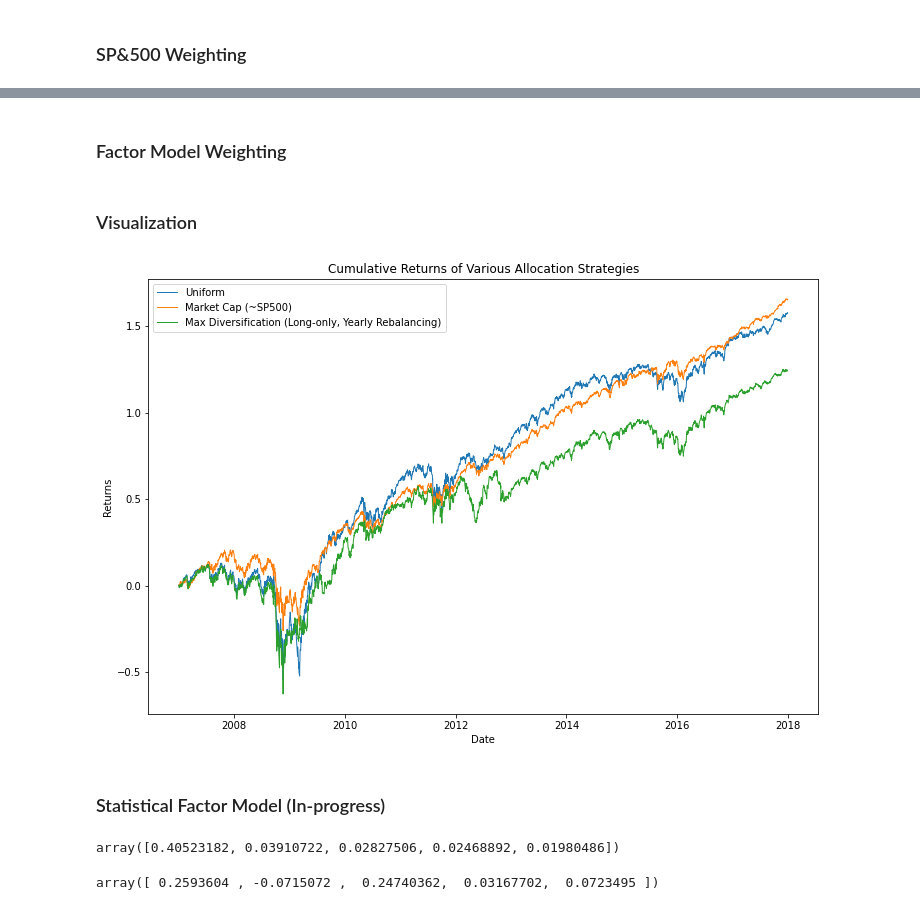
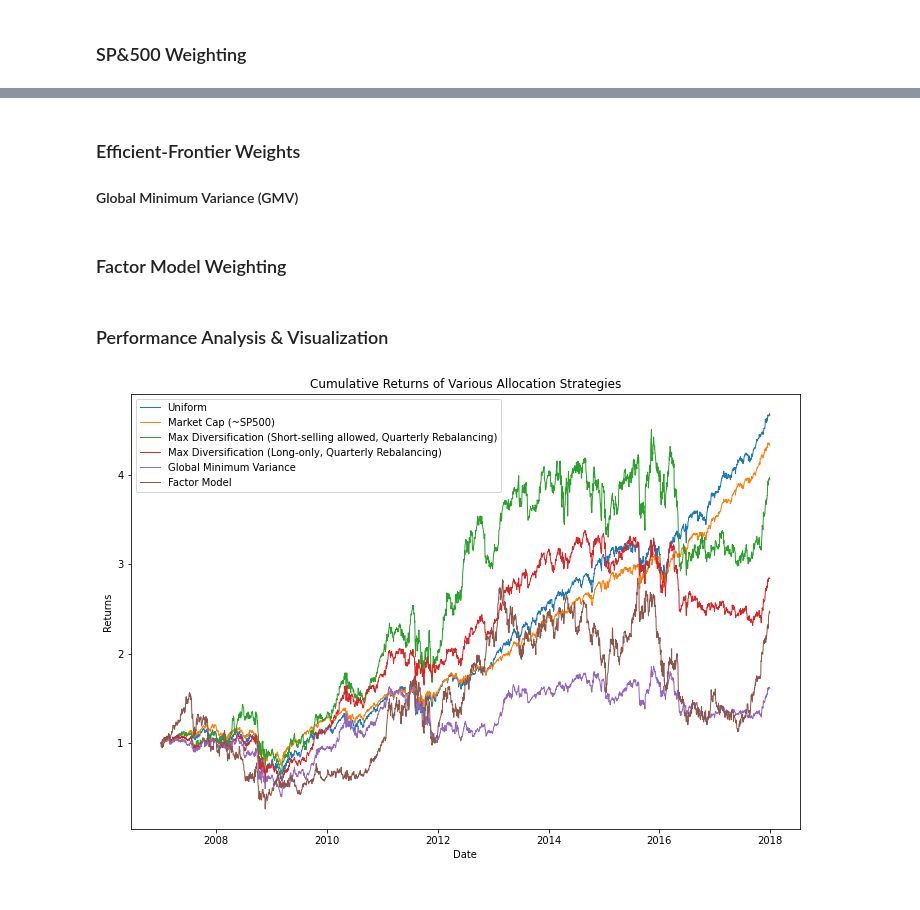
Before and after one commit to luojeff/asset_alloc, a Jupyter notebook: Analysis.ipynb, the cells around one changed output, grey strips where cells are left out. Cells and saved outputs as stored; diff of their text form; code cells hidden in the pictures.

Commit message:
factor model, GMV

```diff
--- a/Analysis.ipynb
+++ b/Analysis.ipynb
@@ -362,9 +480,9 @@ Using past 365 day (252 trading days) data.
 # %%
 max_diverse_weights = get_max_diverse_weights(
-    tickers        = universe_tickers,
+    tickers        = list(sp_500.ticker[-15:]),
     start_date     = dtime(2007, 1, 1),
     end_date       = dtime(2017, 12, 31),
-    rebalance_days = 30 # Rebalance every month
+    rebalance_days = 90 # Rebalance every quarter
 )
 
 max_diverse_daily_perf, max_diverse_cumulative_perf = execute_strategy_v2(max_diverse_weights)
@@ -390,19 +491,52 @@ max_diverse_long_only_daily_perf, max_diverse_long_only_cumulative_perf = \
+# %%
+max_diverse_long_only_weights = get_max_diverse_long_only_weights(
+    tickers        = list(sp_500.ticker[-15:]),
+    start_date     = dtime(2007, 1, 1),
+    end_date       = dtime(2017, 12, 31),
+    rebalance_days = 90 # Rebalance every quarter
+)
+
+max_diverse_long_only_daily_perf, max_diverse_long_only_cumulative_perf = execute_strategy_v2(max_diverse_long_only_weights)
+# %% [markdown]
+### Efficient-Frontier Weights
+
+#### Global Minimum Variance (GMV)
+# %%
+gmv_weights = get_gmv_weights(
+    tickers        = list(sp_500.ticker[-15:]),
+    start_date     = dtime(2007, 1, 1),
+    end_date       = dtime(2017, 12, 31),
+    rebalance_days = 90 # Rebalance every quarter
+)
+
+gmv_daily_perf, gmv_cumulative_perf = execute_strategy_v2(gmv_weights)
 # %% [markdown]
 ### Factor Model Weighting
+# %%
+fa_weights = get_factor_analysis_weights(
+    tickers        = list(sp_500.ticker[-15:]),
+    start_date     = dtime(2007, 1, 1),
+    end_date       = dtime(2017, 12, 31),
+    rebalance_days = 90 # Rebalance every quarter
+)
+
+fa_daily_perf, fa_cumulative_perf = execute_strategy_v2(fa_weights)
 # %% [markdown]
-### Visualization
+### Performance Analysis & Visualization
 # %%
 fig, ax = plt.subplots(figsize=(12, 8))
+
 ax.plot(unif_cumulative_perf,                  linewidth=1.0, label="Uniform")
 ax.plot(sp500_cumulative_perf,                 linewidth=1.0, label="Market Cap (~SP500)")
-# ax.plot(max_diverse_cumulative_perf,           linewidth=1.0, label="Max Diversification")
-ax.plot(max_diverse_long_only_cumulative_perf, linewidth=1.0, label="Max Diversification (Long-only, Yearly Rebalancing)")
+ax.plot(max_diverse_cumulative_perf,           linewidth=1.0, label="Max Diversification (Short-selling allowed, Quarterly Rebalancing)")
+ax.plot(max_diverse_long_only_cumulative_perf, linewidth=1.0, label="Max Diversification (Long-only, Quarterly Rebalancing)")
+ax.plot(gmv_cumulative_perf,                   linewidth=1.0, label="Global Minimum Variance")
+ax.plot(fa_cumulative_perf,                    linewidth=1.0, label="Factor Model")
+
 ax.set_title("Cumulative Returns of Various Allocation Strategies")
 ax.set_xlabel("Date")
 ax.set_ylabel("Returns")
 ax.legend()
 plt.show()
 # %% [output]
-[figure, old version]
+[figure, new version]
-# %% [markdown]
-### Statistical Factor Model (In-progress)
@@ -416,4 +542,0 @@ eigenvecs = np.transpose(pca.components_)
-# %%
-pca.explained_variance_
-# %% [output]
-array([0.40523182, 0.03910722, 0.02827506, 0.02468892, 0.01980486])
@@ -422,4 +542,0 @@ estimated_factors = eigenvecs.T @ pct_returns.iloc[3].values
-# %%
-estimated_factors
-# %% [output]
-array([ 0.2593604 , -0.0715072 ,  0.24740362,  0.03167702,  0.0723495 ])
```
Also changed, not shown: parts of 31 cells of this notebook.
